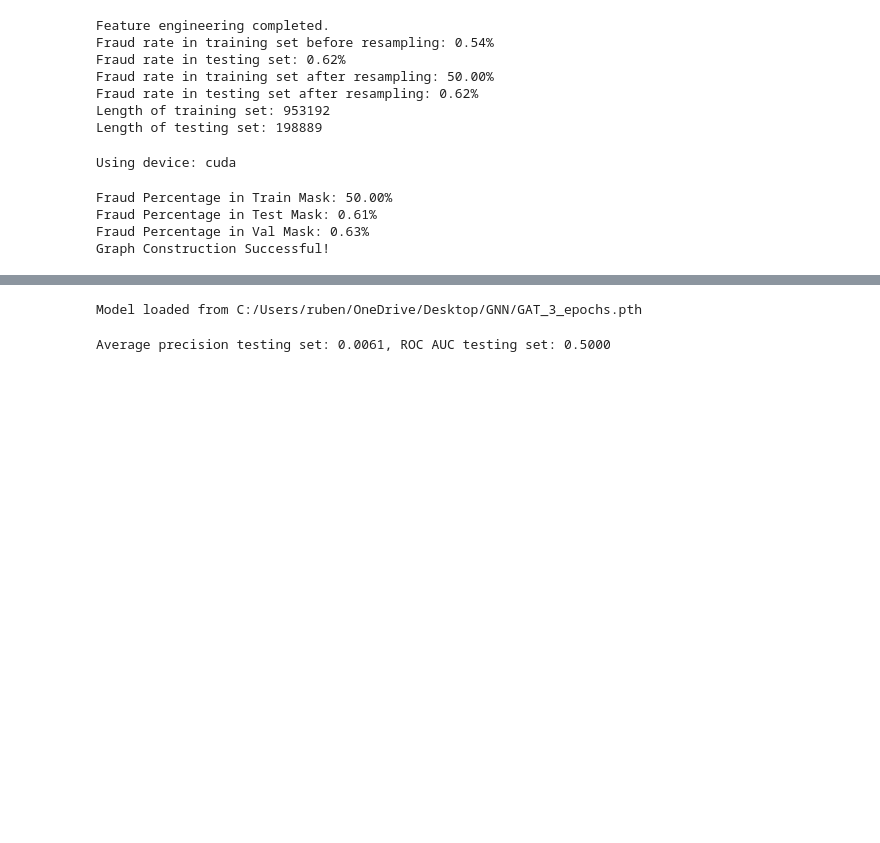
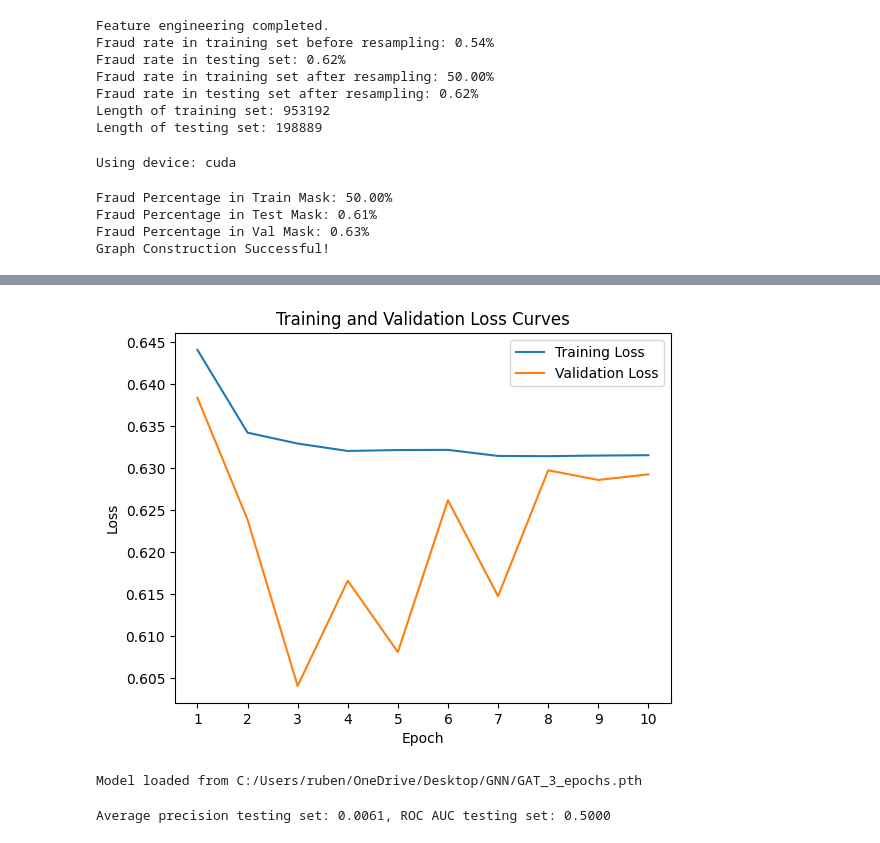
Before and after one commit to Ruben-Boeckx/Experimental-Analysis-of-GNNs-for-CCF, a Jupyter notebook: Example.ipynb, the cells around one changed output, grey strips where cells are left out. Drawn from its saved outputs; the diff is of its cells as text; code cells hidden in the pictures; blank space fills up the shorter version.

```diff
--- a/Example.ipynb
+++ b/Example.ipynb
@@ -78,20 +59,20 @@ optimizer = Adam(model.parameters(), lr=0.01, weight_decay=1e-5)
 scheduler = StepLR(optimizer, step_size=10, gamma=0.1)
 criterion = torch.nn.BCEWithLogitsLoss()
 # %%
-kwargs = {'batch_size': 2048, 'num_workers': 6, 'persistent_workers': True}
+kwargs = {'batch_size': 512, 'num_workers': 6, 'persistent_workers': True}
 
 train_loader = HGTLoader(
-    data, num_samples={key: [2048] for key in data.node_types},
+    data, num_samples={key: [512] for key in data.node_types},
     input_nodes=('transaction', data['transaction'].train_mask), **kwargs
 )
 
 test_loader = HGTLoader(
-    data, num_samples={key: [2048] for key in data.node_types},
+    data, num_samples={key: [512] for key in data.node_types},
     input_nodes=('transaction', data['transaction'].test_mask), **kwargs
 )
 
 val_loader = HGTLoader(
-    data, num_samples={key: [2048] for key in data.node_types},
+    data, num_samples={key: [512] for key in data.node_types},
     input_nodes=('transaction', data['transaction'].val_mask), **kwargs
 )
 # %%
@@ -108,7 +89,7 @@ def train():
 
     for batch in tqdm(train_loader):
         optimizer.zero_grad()
-        batch = batch.to(device)
+        batch = batch.to(device, 'edge_index')
         batch_size = batch['transaction'].batch_size
         out = model(batch.x_dict, batch.edge_index_dict)['transaction'][:batch_size]
         loss = criterion(out.squeeze(1), batch['transaction'].y[:batch_size].float())
@@ -129,7 +110,7 @@ def test(loader):
     total_examples = total_loss = 0
 
     for batch in tqdm(loader):
-        batch = batch.to(device)
+        batch = batch.to(device, 'edge_index')
         batch_size = batch['transaction'].batch_size
         y = batch['transaction'].y[:batch_size]
         y_hat = model(batch.x_dict, batch.edge_index_dict)['transaction'][:batch_size]
@@ -153,7 +134,7 @@ validation_losses = []
 consecutive_increases = 0
 max_consecutive_increases = 5
 
-for epoch in range(3):
+for epoch in range(10):
     loss = train()
     print(f'Epoch {epoch+1:02d}, Training loss: {loss:.4f}')
     training_losses.append(loss)
@@ -176,6 +157,6 @@ for epoch in range(3):
     else:
         consecutive_increases = 0
 
-torch.save(model.state_dict(), 'C:/Users/ruben/OneDrive/Desktop/GNN/GAT_3_epochs.pth')
-print('Model saved to C:/Users/ruben/OneDrive/Desktop/GNN/GAT_3_epochs.pth')
+# torch.save(model.state_dict(), 'C:/Users/ruben/OneDrive/Desktop/GNN/GAT_3_epochs.pth')
+# print('Model saved to C:/Users/ruben/OneDrive/Desktop/GNN/GAT_3_epochs.pth')
 # %% [output]
@@ -184,4 +165,21 @@ Epoch 01, Validation loss: 0.0658
 ValueError: Only one class present in y_true. ROC AUC score is not defined in that case.
+# %%
+import matplotlib.pyplot as plt
+
+plt.figure()
+plt.plot(range(1, 11), training_losses, label='Training Loss')
+plt.plot(range(1, 11), validation_losses, label='Validation Loss')
+plt.xlabel('Epoch')
+plt.ylabel('Loss')
+plt.title('Training and Validation Loss Curves')
+plt.legend()
+
+# Set x-axis to have increments of 1
+plt.xticks(range(1, 11))
+
+plt.show()
+# %% [output]
+[figure, added]
 # %%
 model.load_state_dict(torch.load('C:/Users/ruben/OneDrive/Desktop/GNN/GAT_3_epochs.pth'))
 print(f'Model loaded from C:/Users/ruben/OneDrive/Desktop/GNN/GAT_3_epochs.pth')
```
Also changed, not shown: parts of 4 cells of this notebook, 4 other files.
